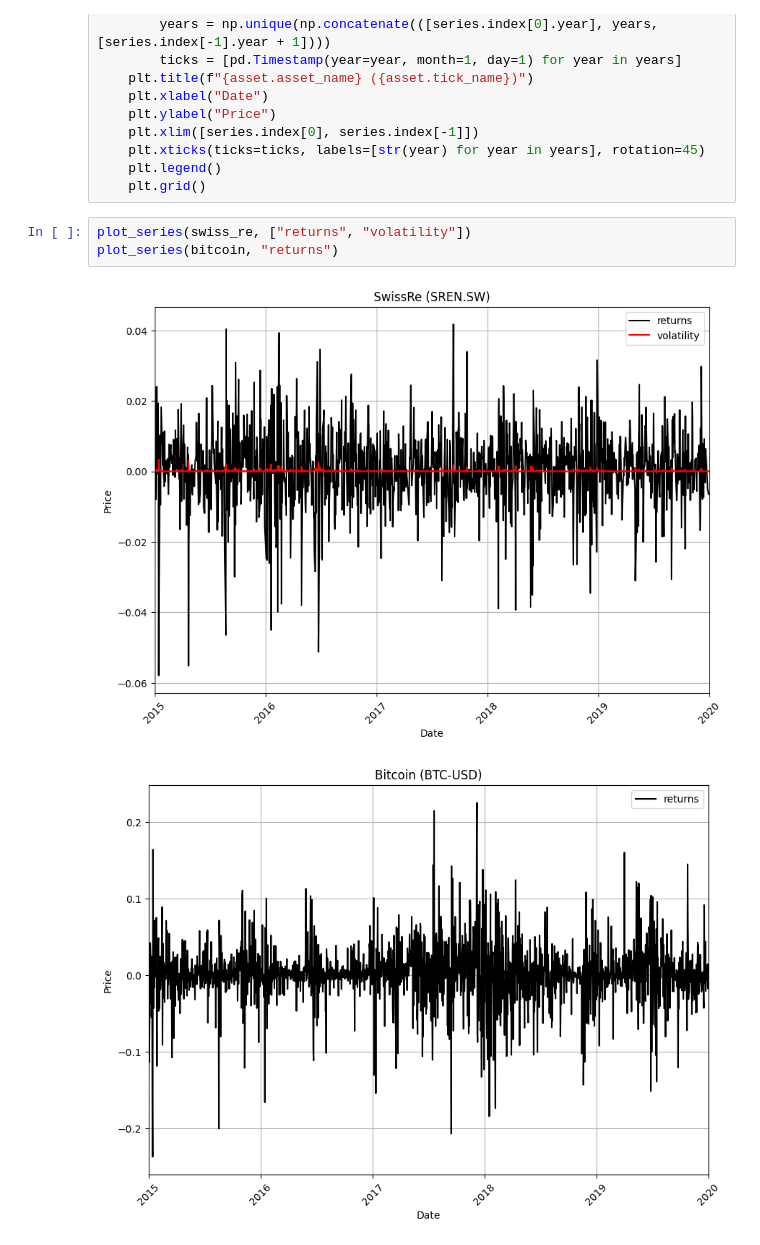
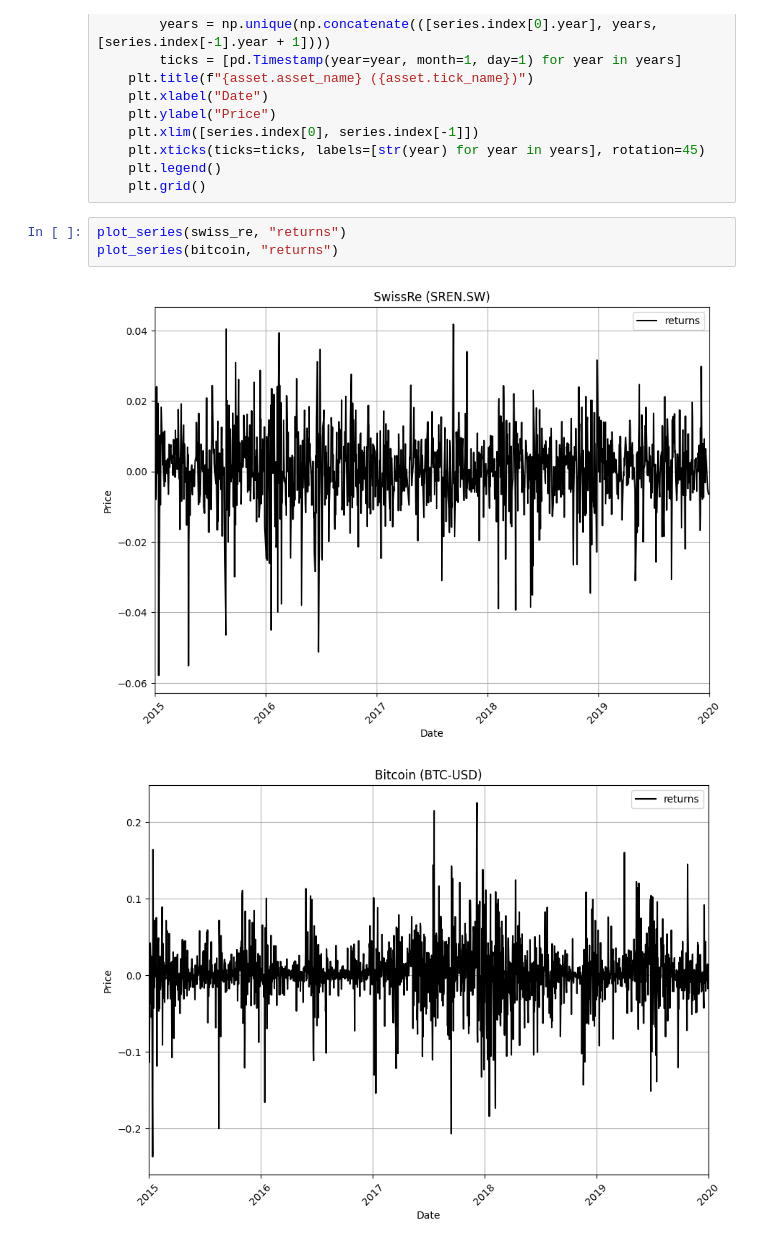
Before and after one commit to emilioMaddalena/volatility-forecasting, a Jupyter notebook: volatility_basics.ipynb, the cells around one changed output. Cells and saved outputs as stored; diff of their text form.

```diff
--- a/volatility_basics.ipynb
+++ b/volatility_basics.ipynb
@@ -48,9 +48,9 @@ def plot_series(asset: Asset, series_types: List[str] | str, fig_size: tuple = (
     plt.legend()
     plt.grid()
 # %%
-plot_series(swiss_re, ["returns", "volatility"])
+plot_series(swiss_re, "returns")
 plot_series(bitcoin, "returns")
 # %% [output]
-[figure, old version]
+[figure, new version]
 [figure]
 # %%
```
Also changed, not shown: parts of 2 cells of this notebook.
